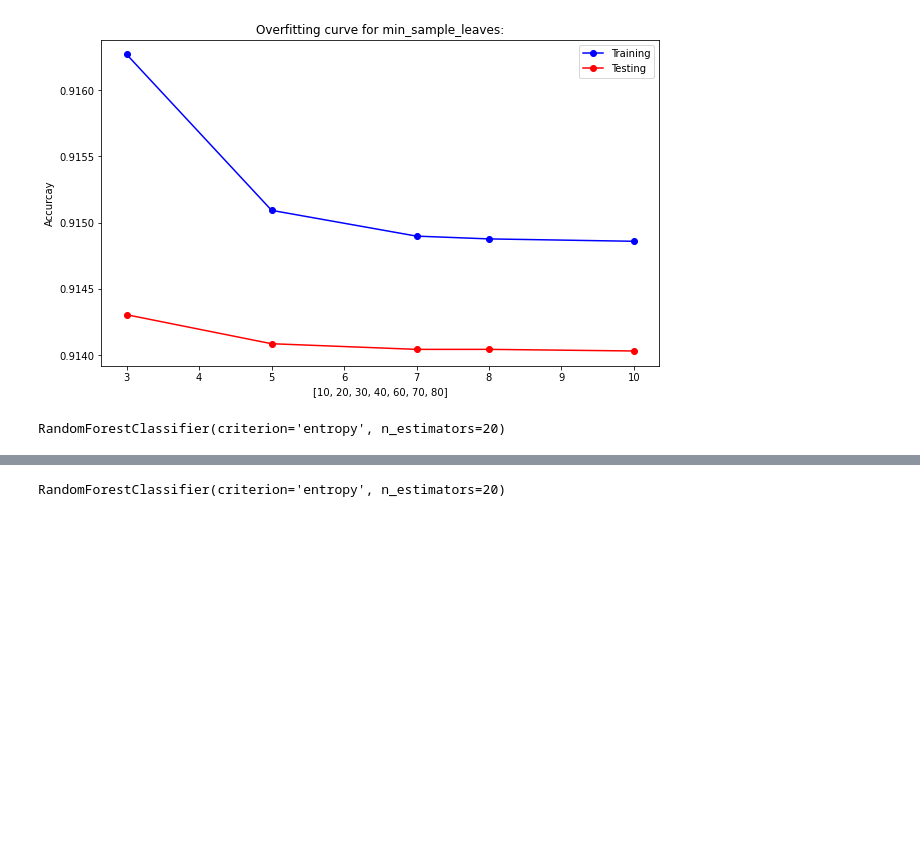
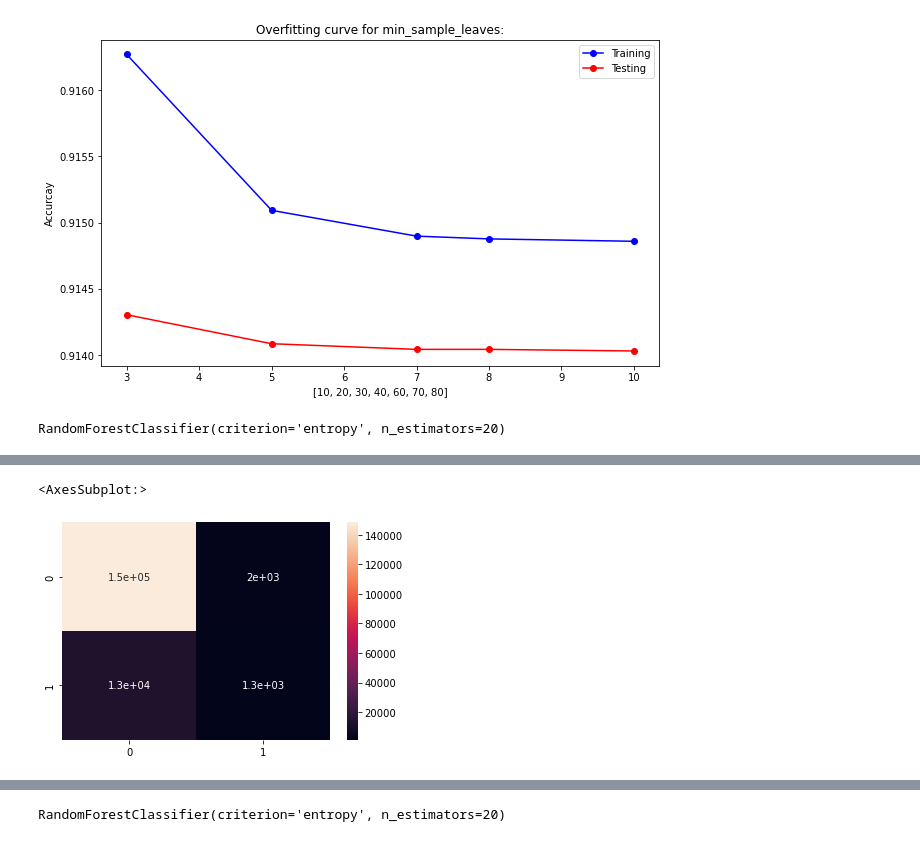
Before and after one commit to jane-z-zou/Arrival-Probability, a Jupyter notebook: random_forest.ipynb, the cells around one changed output, grey strips where cells are left out. Saved outputs shown, nothing was run; the diff lists cells and outputs as text; code cells hidden in the pictures; blank space fills up the shorter version.

```diff
--- a/random_forest.ipynb
+++ b/random_forest.ipynb
@@ -357,0 +358,7 @@ print(acc_3)
+# %%
+y_pred = model.predict(X_test)
+cm = confusion_matrix(y_test,y_pred)
+sns.heatmap(cm,annot=True)
+# %% [output]
+<AxesSubplot:>
+[figure, added]
```
Also changed, not shown: parts of 12 cells of this notebook.
